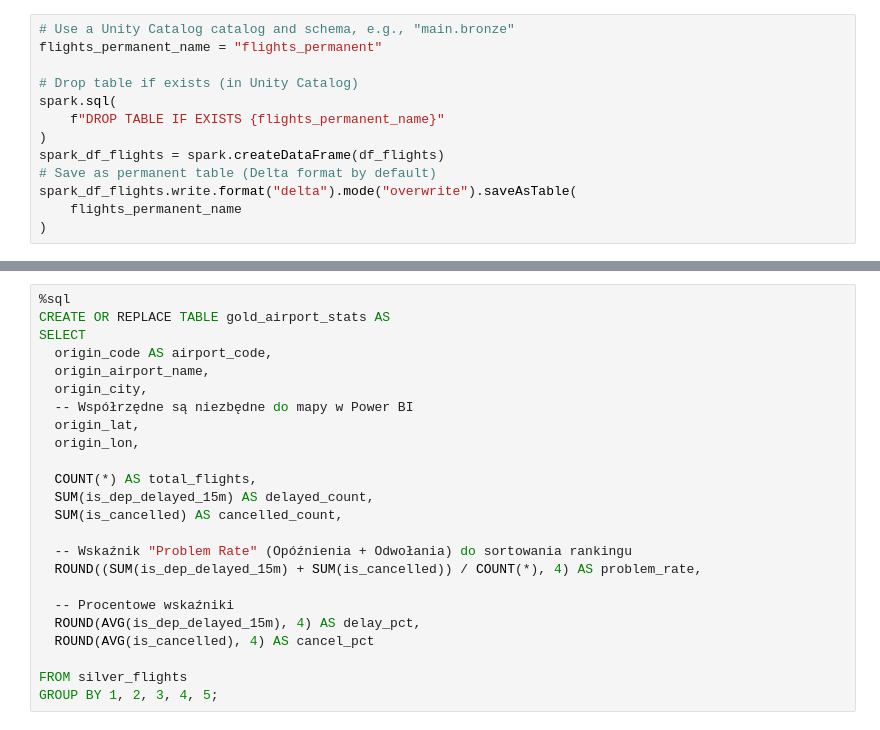
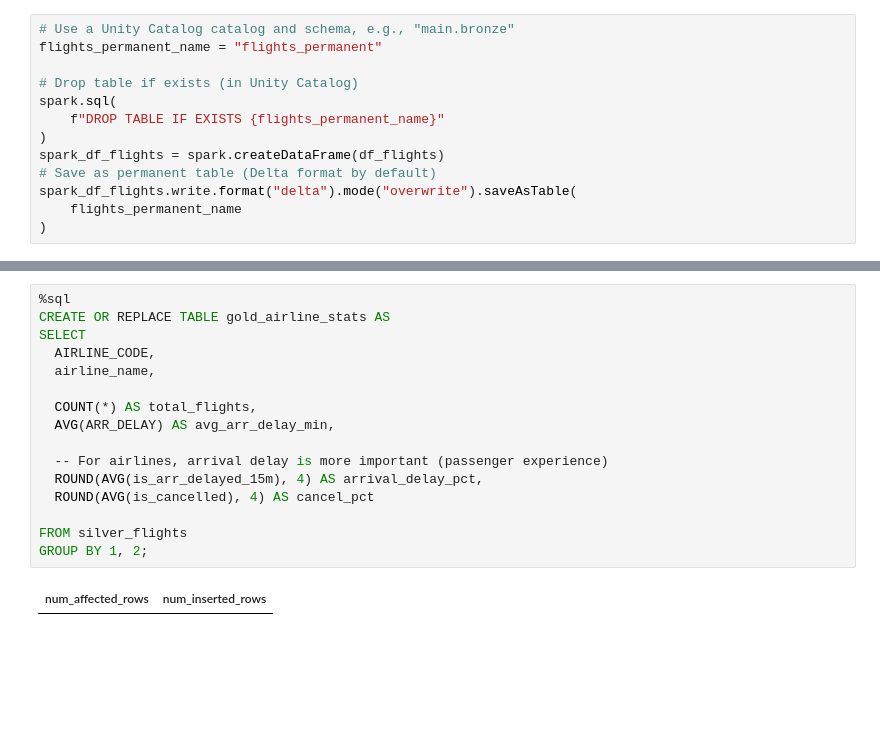
Before and after one commit to WojciechHrycenko/BigDataAnalytics, a Jupyter notebook: Data Notebook.ipynb, the cells around one changed output, grey strips where cells are left out. Drawn from its saved outputs; the diff is of its cells as text; blank space fills up the shorter version.

```diff
--- a/Data Notebook.ipynb
+++ b/Data Notebook.ipynb
@@ -189,27 +228,21 @@ LEFT JOIN airports_data ap_dst ON f.DEST = ap_dst.iata;
 # %%
 %sql
-CREATE OR REPLACE TABLE gold_airport_stats AS
+CREATE OR REPLACE TABLE gold_airline_stats AS
 SELECT
-  origin_code AS airport_code,
-  origin_airport_name,
-  origin_city,
-  -- Współrzędne są niezbędne do mapy w Power BI
-  origin_lat,
-  origin_lon,
+  AIRLINE_CODE,
+  airline_name,
 
   COUNT(*) AS total_flights,
-  SUM(is_dep_delayed_15m) AS delayed_count,
-  SUM(is_cancelled) AS cancelled_count,
+  AVG(ARR_DELAY) AS avg_arr_delay_min,
 
-  -- Wskaźnik "Problem Rate" (Opóźnienia + Odwołania) do sortowania rankingu
-  ROUND((SUM(is_dep_delayed_15m) + SUM(is_cancelled)) / COUNT(*), 4) AS problem_rate,
-
-  -- Procentowe wskaźniki
-  ROUND(AVG(is_dep_delayed_15m), 4) AS delay_pct,
+  -- For airlines, arrival delay is more important (passenger experience)
+  ROUND(AVG(is_arr_delayed_15m), 4) AS arrival_delay_pct,
   ROUND(AVG(is_cancelled), 4) AS cancel_pct
 
 FROM silver_flights
-GROUP BY 1, 2, 3, 4, 5;
+GROUP BY 1, 2;
+# %% [output]
+| num_affected_rows | num_inserted_rows |
 # %%
 %sql
 CREATE OR REPLACE TABLE gold_airline_stats AS
```
Also changed, not shown: parts of 8 cells of this notebook.
